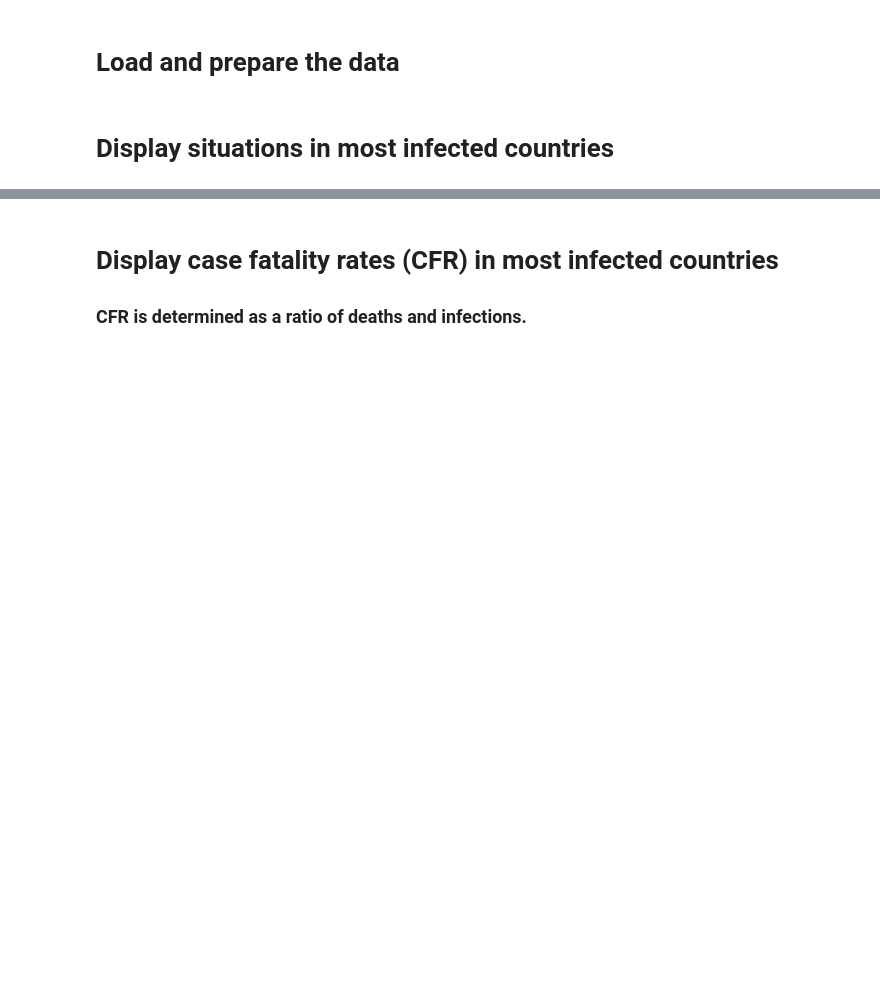
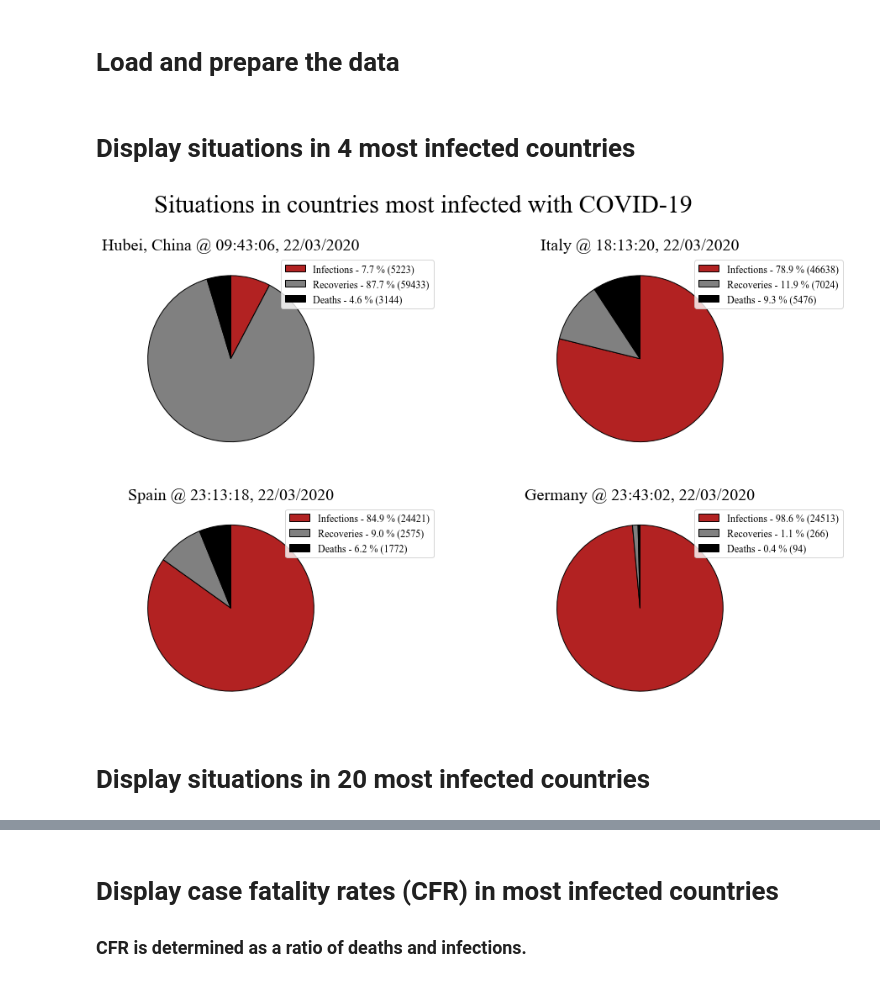
Before and after one commit to DanDenisov/COVID-19, a Jupyter notebook: COVID-19.ipynb, the cells around one changed output, grey strips where cells are left out. Cells and saved outputs as stored; diff of their text form; code cells hidden in the pictures; blank space fills up the shorter version.

```diff
--- a/COVID-19.ipynb
+++ b/COVID-19.ipynb
@@ -30,7 +32,46 @@ worst_deaths = worst['Deaths']
 worst_recovered = worst['Recovered']
 worst_locations = locations[:20]
 # %% [markdown]
-# Display situations in most infected countries
+# Display situations in 4 most infected countries
+# %%
+def fraction(part, allvals):
+    absolute = int(pct / 100. * sum(allvals))
+    return "{:.1f}% ({:d})".format(pct, absolute)
+
+fig, axes = plt.subplots(2, 2, figsize = (16, 10))
+for i in range(2):
+    for j in range(2):
+        index = j + 2 * i
+        infected_left = worst_infected[index] - (worst_deaths[index] + worst_recovered[index])
+        infect, death, recover, loc, time = infected_left, worst_deaths[index], worst_recovered[index], worst_locations[index], timings[index]
+
+        pie_data = [infect, recover, death]
+        fractions = ["{:.1f} % ({:d})".format(x / sum(pie_data) * 100, x) for x in pie_data]
+
+        axes[i, j].pie(pie_data,
+                       colors = ['firebrick', 'grey', 'black'],
+                       startangle = 90,
+                       counterclock = False,
+                       wedgeprops = dict(
+                           linewidth = 1,
+                           edgecolor = 'k'))
+
+        axes[i, j].set_title(loc + ' @ ' + time,
+                             fontsize = 20)
+
+        axes[i, j].legend(["".join([x, y]) for x, y in zip(["Infections - ", "Recoveries - ", "Deaths - "], fractions)],
+                          fontsize = 12,
+                          loc = 'upper right',
+                          bbox_to_anchor = (1, 0, 0.5, 1))
+
+fig.suptitle("Situations in countries most infected with COVID-19",
+          fontsize = 30)
+
+plt.show()
+# %% [output]
+[figure, added]
+# %% [markdown]
+# Display situations in 20 most infected countries
 # %%
 plt.figure(figsize = (16, 10))
 plt.bar(worst_locations, worst_infected, width = 0.5, color = 'firebrick')
```
Also changed, not shown: parts of 4 cells of this notebook.
